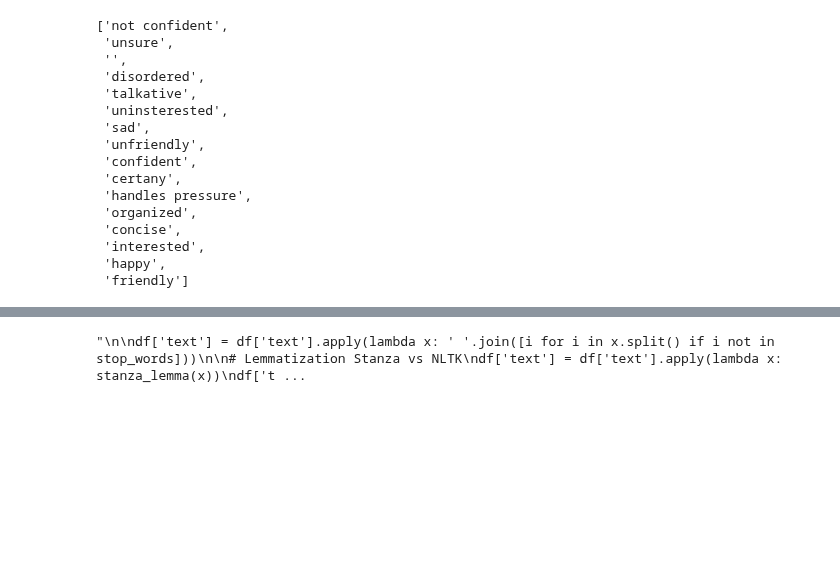
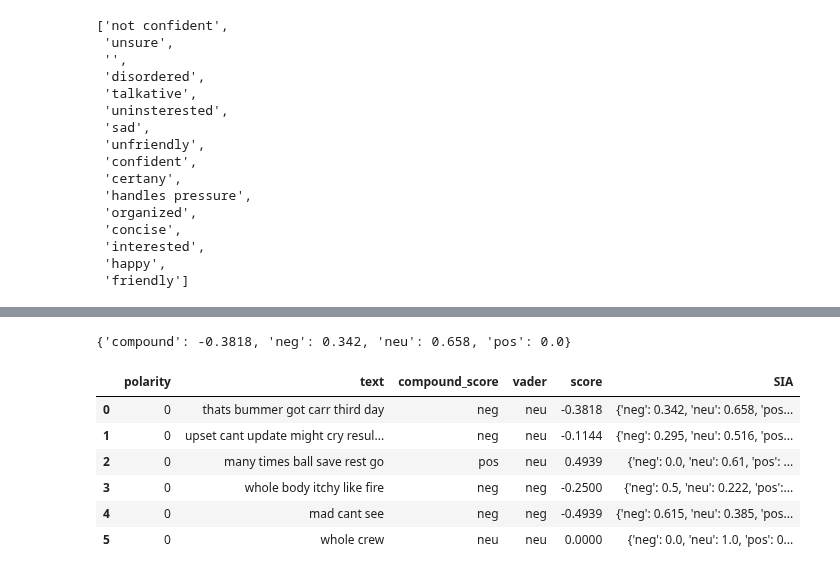
Before and after one commit to aascode/sentiment-analysis-2, a Jupyter notebook: sentiment_analysis_preprocessing_multiclass.ipynb, the cells around one changed output, grey strips where cells are left out. Cells and saved outputs as stored; diff of their text form; code cells hidden in the pictures; blank space fills up the shorter version.

Commit message:
VADER added; no lemmatization

```diff
--- a/sentiment_analysis_preprocessing_multiclass.ipynb
+++ b/sentiment_analysis_preprocessing_multiclass.ipynb
@@ -248,19 +266,0 @@ from nltk.sentiment.vader import SentimentIntensityAnalyzer
-# %%
-# STOPWORDS
-# Getting in a list all the stopwords of the dataframe
-#spacy_stop_words = list(dict.fromkeys([str(i) for i in spNLP(' '.join(j for j in df['text'])) if i.is_stop == True]))
-
-'''
-
-df['text'] = df['text'].apply(lambda x: ' '.join([i for i in x.split() if i not in stop_words]))
-
-# Lemmatization Stanza vs NLTK
-df['text'] = df['text'].apply(lambda x: stanza_lemma(x))
-df['text'] = df['text'].apply(lambda x: nltk_lemma(x))
-# check new stopwords here!
-df['text'] = df['text'].apply(lambda x: ' '.join(
-    [i for i in x.split() if i not in stop_words]
-))
-'''
-# %% [output]
-"\n\ndf['text'] = df['text'].apply(lambda x: ' '.join([i for i in x.split() if i not in stop_words]))\n\n# Lemmatization Stanza vs NLTK\ndf['text'] = df['text'].apply(lambda x: stanza_lemma(x))\ndf['t ...
@@ -266,0 +288,22 @@ df['text'] = df['text'].apply(lambda x: ' '.join(
+# %%
+df['compound_score'] = df['text'].apply(lambda x: sia_vader(data=x, compound=True))
+# %%
+df['vader'] = df['text'].apply(lambda x: sia_vader(x))
+# %%
+df['score'] = df['text'].apply(lambda x: SIA.polarity_scores(x)['compound'])
+# %%
+df['SIA'] = df['text'].apply(lambda x: SIA.polarity_scores(x))
+# %%
+df.SIA[0]
+# %% [output]
+{'compound': -0.3818, 'neg': 0.342, 'neu': 0.658, 'pos': 0.0}
+# %%
+df.head(6)
+# %% [output]
+|  | polarity | text | compound_score | vader | score | SIA |
+| 0 | 0 | thats bummer got carr third day | neg | neu | -0.3818 | {'neg': 0.342, 'neu': 0.658, 'pos... |
+| 1 | 0 | upset cant update might cry resul... | neg | neu | -0.1144 | {'neg': 0.295, 'neu': 0.516, 'pos... |
+| 2 | 0 | many times ball save rest go | pos | neu | 0.4939 | {'neg': 0.0, 'neu': 0.61, 'pos': ... |
+| 3 | 0 | whole body itchy like fire | neg | neg | -0.2500 | {'neg': 0.5, 'neu': 0.222, 'pos':... |
+| 4 | 0 | mad cant see | neg | neg | -0.4939 | {'neg': 0.615, 'neu': 0.385, 'pos... |
+| 5 | 0 | whole crew | neu | neu | 0.0000 | {'neg': 0.0, 'neu': 1.0, 'pos': 0... |
```
Also changed, not shown: parts of 9 cells of this notebook.
